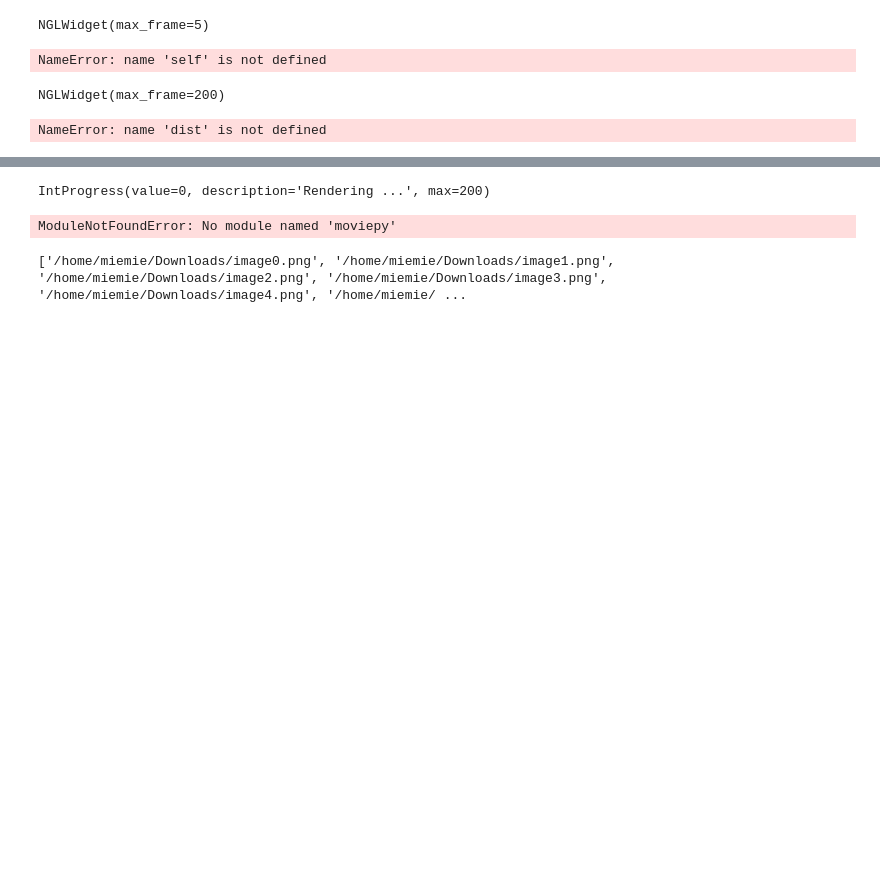
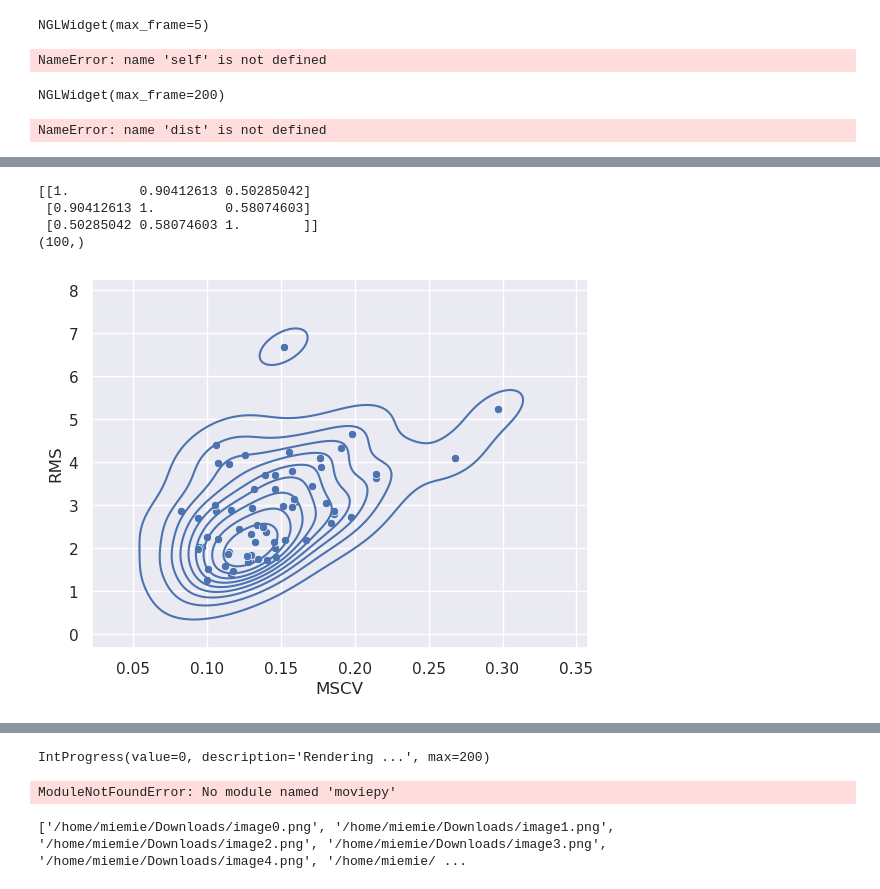
Before and after one commit to miemiemmmm/Nearl, a Jupyter notebook: notebooks/Pairwise_distance.ipynb, the cells around one changed output, grey strips where cells are left out. Drawn from its saved outputs; the diff is of its cells as text; code cells hidden in the pictures; blank space fills up the shorter version.

```diff
--- a/notebooks/Pairwise_distance.ipynb
+++ b/notebooks/Pairwise_distance.ipynb
@@ -312,0 +325,37 @@ C008bfl1sim2: 11 - RMSD: 0.22 | Dist:  3.32 | MSD:  0.232 | MSVC: 0.060 | Mah:
+# %%
+import seaborn as sns; sns.set()
+from sklearn.decomposition import PCA
+vals = finallst[["RMS", "DIST", "MSCV"]]
+
+
+
+# sns.displot(vals[['RMS', "DIST"]], binwidth=0.1)
+# sns.displot(vals[['MSD', "MSCV"]], binwidth=0.01)
+x = np.corrcoef(vals.T)
+print(x)
+
+pca = PCA(n_components=2);
+pca.fit(vals[["MSCV", "RMS"]])
+pca_x = np.linspace(0,0.4,100)
+pca_y = np.linspace(0,4,100)
+# pca_vals = np.meshgrid()
+# print(pca_vals)
+
+pca_vals = pca.transform([[i,j] for i, j in zip(pca_x, pca_y)])
+print(pca_y.shape)
+
+x = pd.DataFrame(x, columns=vals.columns, index=vals.columns)
+# sns.heatmap(x, cmap="inferno", vmin=0, square=True)
+# sns.displot(vals, binwidth=0.0)
+# sns.pairplot(vals)
+
+
+axis = sns.kdeplot(vals[['RMS', "MSCV"]], x="MSCV", y="RMS")
+
+axis = sns.scatterplot(vals[['RMS', "MSCV"]], x="MSCV", y="RMS")
+# %% [output]
+[[1.         0.90412613 0.50285042]
+ [0.90412613 1.         0.58074603]
+ [0.50285042 0.58074603 1.        ]]
+(100,)
+[figure, added]
```
Also changed, not shown: parts of 10 cells of this notebook, 3 other files.
